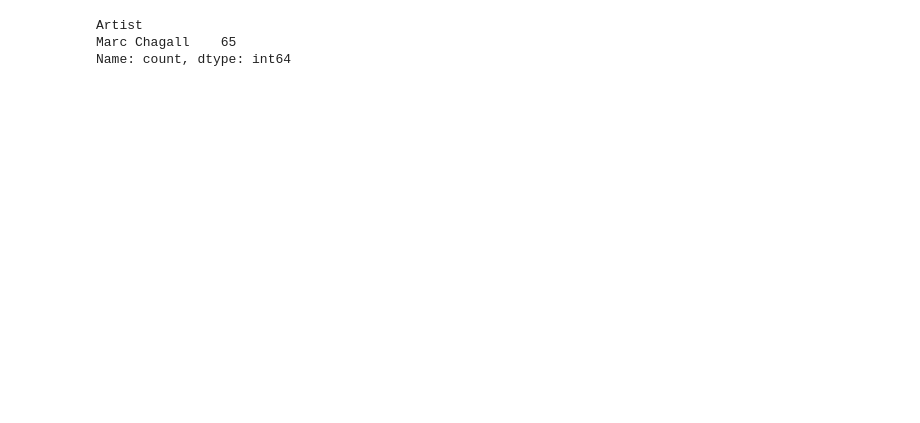
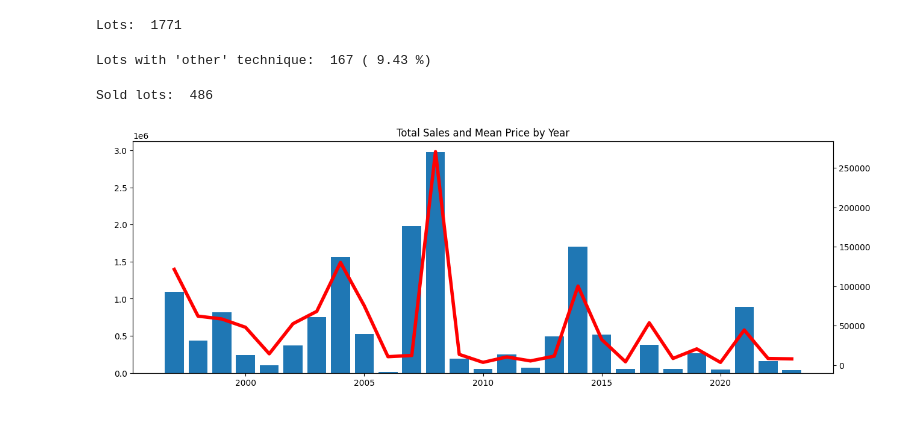
Before and after one commit to cryptogazzetta/Arte, a Jupyter notebook: analysis/catalogo_das_artes.ipynb, the cells around one changed output. Saved outputs shown, nothing was run; the diff lists cells and outputs as text; code cells hidden in the pictures; blank space fills up the shorter version.

```diff
--- a/analysis/catalogo_das_artes.ipynb
+++ b/analysis/catalogo_das_artes.ipynb
@@ -71,10 +76,60 @@ lots = lots[['Artista', 'Técnica', 'Ano', 'Tipo',
 lots = lots.rename(columns={'Artista': 'Artist', 'Técnica': 'Technique', 'Ano': 'Year',
                             'Tipo': 'Type', 'Width': 'Width (cm)', 'Height': 'Height (cm)',
                             'Year of sale': 'Year of sale', 'Price_BRL': 'Price (BRL)'})
-# %%
-# 10 ARTISTS WITH MORE LOTS
-print(lots['Artist'].value_counts().head(10))
-# %% [output]
-Artist
-Marc Chagall    65
-Name: count, dtype: int64
+# %%
+## DROP ROWS
+
+# ERROR
+# lots = lots[lots['Error'] == 'False']
+
+# PRICE = 0
+lots = lots[lots['Price (BRL)'] > 0]
+
+# REMOVE DUPLICATES
+lots = pd.concat([lots[lots['url'].isna()], lots.drop_duplicates(subset=['url'])])
+
+# RESET INDEX
+lots = lots.reset_index(drop=True)
+
+print('Lots: ', len(lots))
+# %% [output]
+Lots:  1771
+# %%
+## FIX TECHNIQUE COLUMN
+
+technique_fix = {'pintura': ['pintad', 'pintura', 'óleo', 'vinil', 'acrílic', 'aquarela', 'guache', 'pastel', 'tinta', 'têmpera'],
+                'desenho': ['desenho', 'caneta', 'lápis', 'lapis', 'carvao', 'carvão', 'grafite', 'nanquim', 'giz'],
+                'reprodução': ['fine art', 'impressão gráfica', 'reprodução gráfica', 'reprodução', 'giclée', 'giclê', 'gliccée', 'glicée', 'serifrafia', 'litografia', 'litogravura', 'lito offset', 'xilogravura', 'gravura', 'gravu', 'serigrafia', 'xilogravura', 'print', 'agua-forte', 'água-forte']}
+
+
+def map_technique(technique):
+    for key, values in technique_fix.items():
+        for value in values:
+            if value.lower() in technique.lower():
+                return key
+    return 'outro'
+
+# technique as string
+lots['Technique'] = lots['Technique'].astype(str)
+
+# Criar a nova coluna 'Technique_fix'
+lots['Technique_fix'] = lots['Technique'].apply(map_technique)
+other_technique_lots = lots[lots['Technique_fix'] == 'outro']
+print("Lots with 'other' technique: ", other_technique_lots.shape[0], '(', round(other_technique_lots.shape[0] / lots.shape[0] * 100, 2), '%)')
+# %% [output]
+Lots with 'other' technique:  167 ( 9.43 %)
+# %%
+# SOLD LOTS
+sold_lots = lots[lots['Sold'] == True]
+print('Sold lots: ', len(sold_lots))
+# %% [output]
+Sold lots:  486
+# %%
+# PLOT TOTAL SALES AND MEAN PRICE BY YEAR
+sales = pd.DataFrame(sold_lots.groupby('Year of sale')['Price (BRL)'].sum())
+sales['Total Sales'] = sold_lots.groupby('Year of sale')['Price (BRL)'].sum()
+sales['Mean Price'] = sold_lots.groupby('Year of sale')['Price (BRL)'].mean()
+
+plot_sales(sales, 'Total Sales and Mean Price by Year', 'Total Sales', 'Year')
+# %% [output]
+[figure, added]
```
Also changed, not shown: parts of 17 cells of this notebook, 12 other files.
